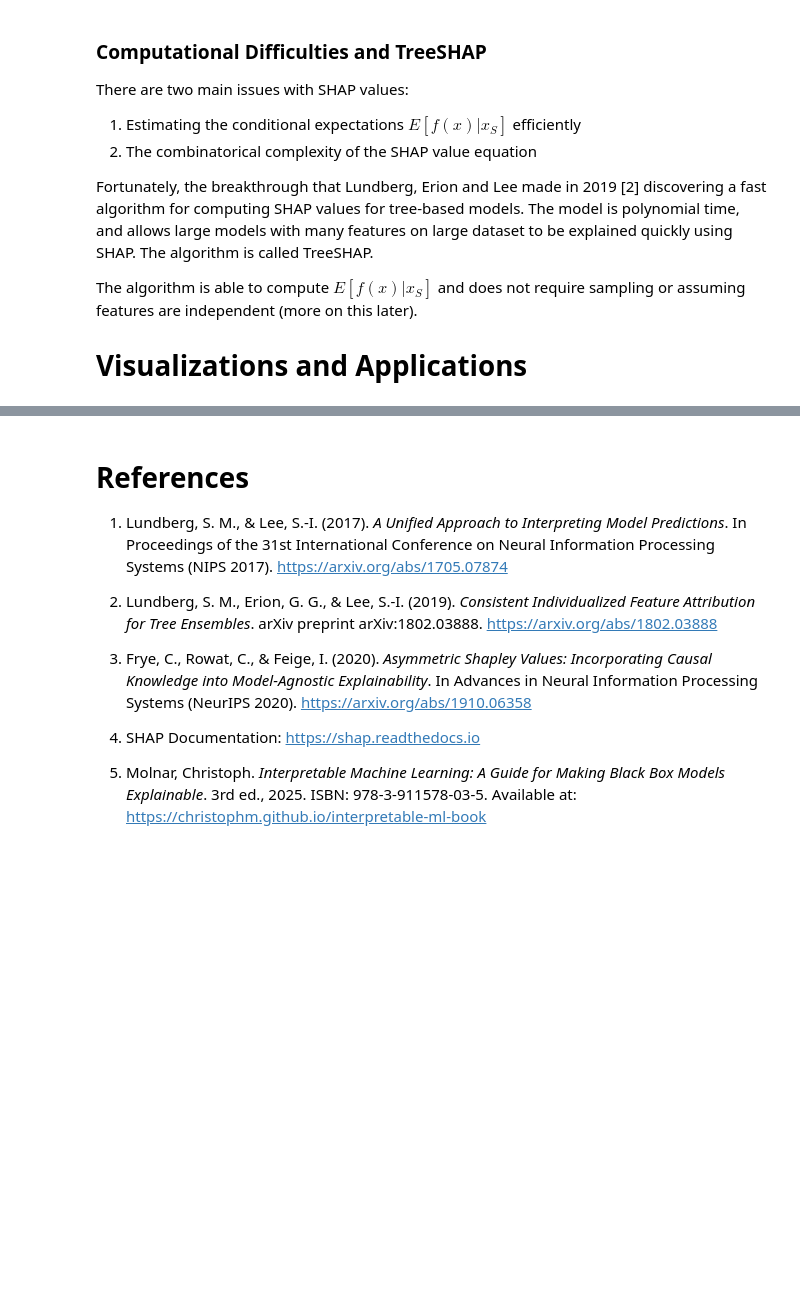
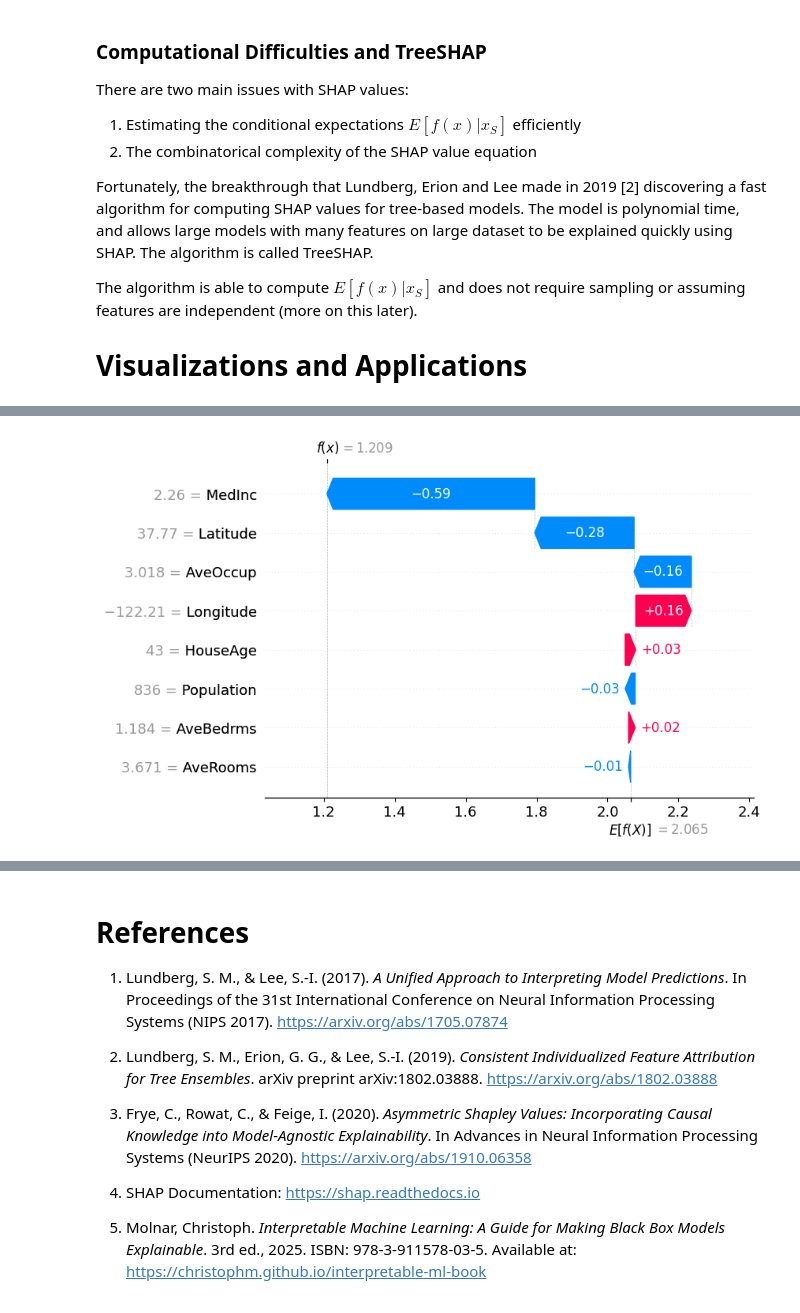
Before and after one commit to csprock/interpretable_ml_with_shap, a Jupyter notebook: demo_notebook.ipynb, the cells around one changed output, grey strips where cells are left out. Drawn from its saved outputs; the diff is of its cells as text; code cells hidden in the pictures; blank space fills up the shorter version.

```diff
--- a/demo_notebook.ipynb
+++ b/demo_notebook.ipynb
@@ -455,3 +493,13 @@ Fortunately, the breakthrough that Lundberg, Erion and Lee made in 2019 [2]  dis
 The algorithm is able to compute  $E[f(x) | x_S]$ and does not require sampling or assuming features are independent (more on this later).
 
 # Visualizations and Applications
+# %%
+from shap import TreeExplainer
+
+
+X_test_sample = X_test.iloc[:200]
+
+
+# Initialize the TreeExplainer
+explainer = TreeExplainer(model = best_rf, feature_perturbation="tree_path_dependent")
+shap_values = explainer(X_test_sample)
@@ -457,0 +522,6 @@ The algorithm is able to compute  $E[f(x) | x_S]$ and does not require sampling
+# %%
+sample_idx = 5
+# %%
+shap.plots.waterfall(shap_values[sample_idx])
+# %% [output]
+[figure, added]
```
Also changed, not shown: parts of 24 cells of this notebook, 2 other files.
